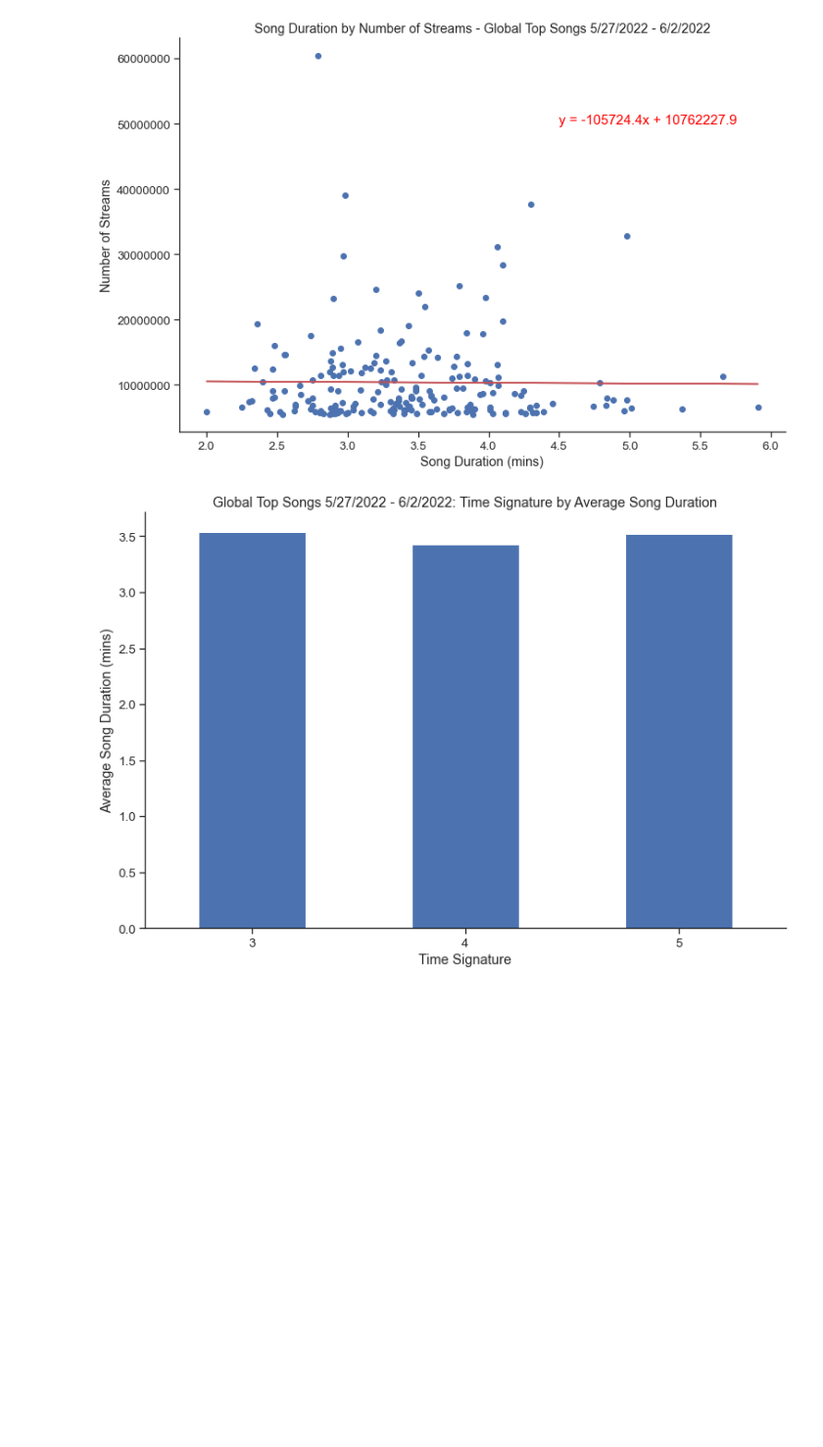
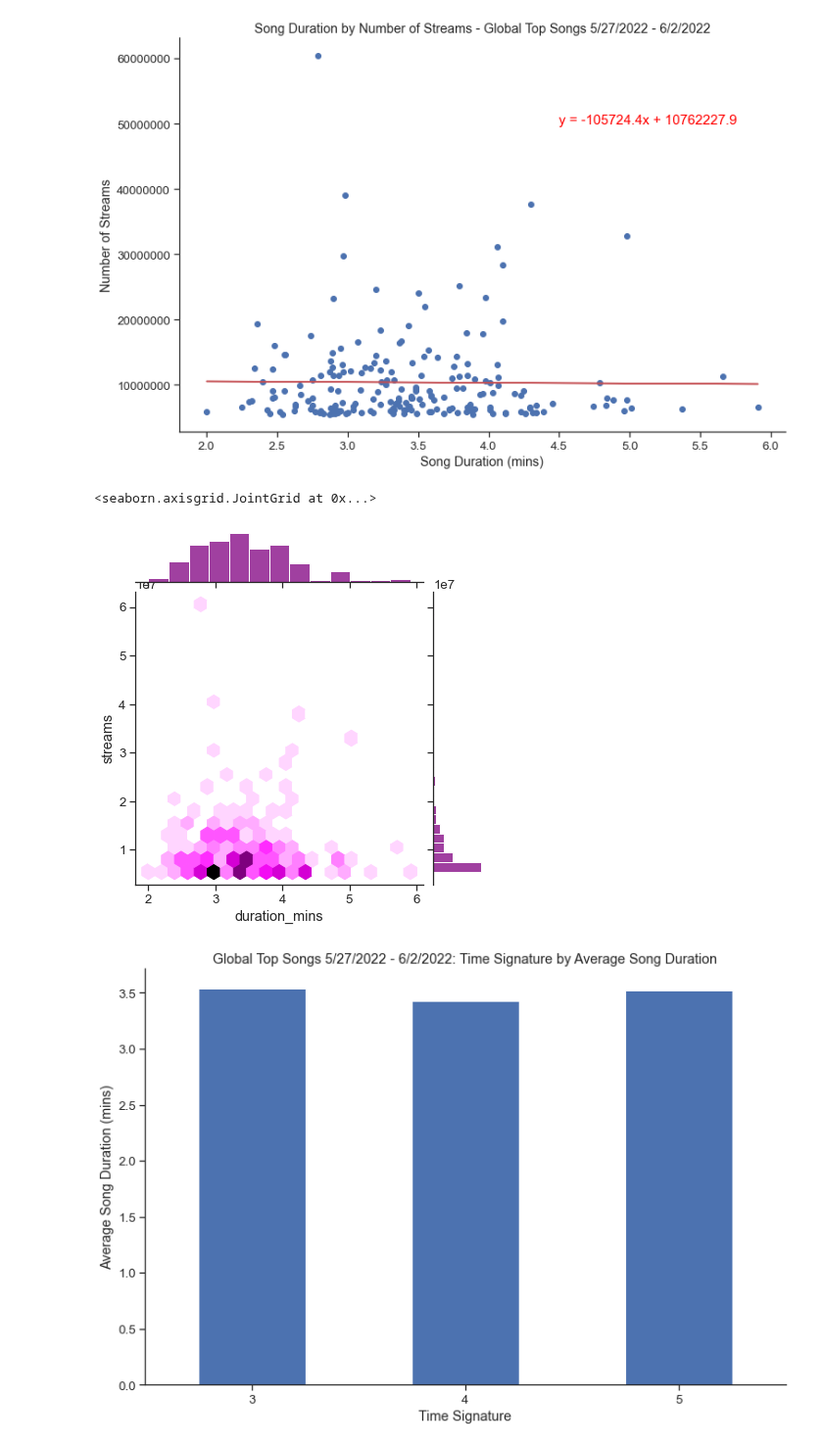
Before and after one commit to mbruns13/project_1_spotify, a Jupyter notebook: song_duration.ipynb, the cells around one changed output. Shown at 98% size. Drawn from its saved outputs; the diff is of its cells as text; code cells hidden in the pictures; blank space fills up the shorter version.

```diff
--- a/song_duration.ipynb
+++ b/song_duration.ipynb
@@ -361,6 +381,15 @@ plt.show()
 The r value is: -0.010469514805883429
 The r-squared is: 0.00010961074027061232
 [figure]
+# %%
+#experimenting with hexplot of streams and song length
+xvalues =full_track_data["duration_mins"]
+yvalues = full_track_data["streams"]
+
+sns.jointplot(x=xvalues, y=yvalues, kind="hex", color="purple")
+# %% [output]
+<seaborn.axisgrid.JointGrid at 0x...>
+[figure, added]
 # %%
 #Time Signature = An estimated time signature. The time signature (meter) is a notational convention to specify how many beats
 #are in each bar (or measure). The time signature ranges from 3 to 7 indicating time signatures of "3/4", to "7/4".
```
Also changed, not shown: parts of 4 cells of this notebook.
